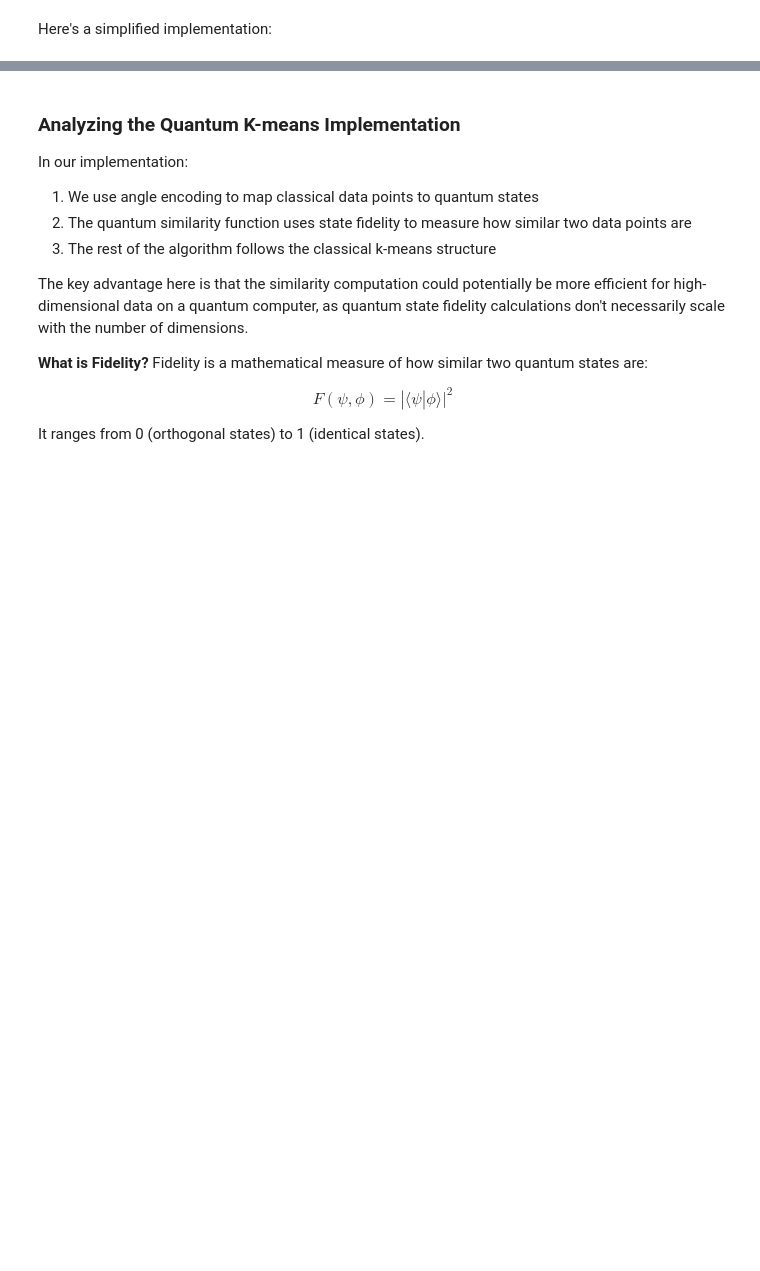
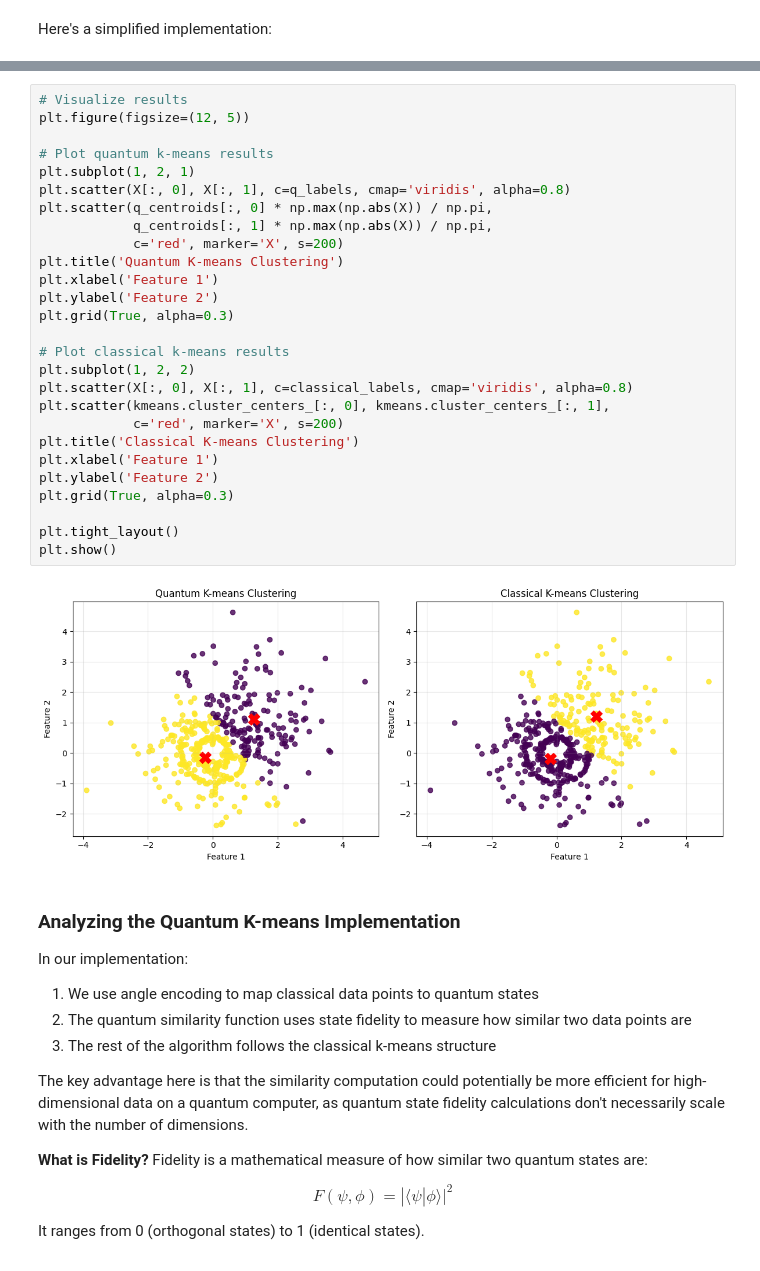
Before and after one commit to YoushaExT/quantum-clustering, a Jupyter notebook: quantum_clustering.ipynb, the cells around one changed output, grey strips where cells are left out. Saved outputs shown, nothing was run; the diff lists cells and outputs as text; blank space fills up the shorter version.

```diff
--- a/quantum_clustering.ipynb
+++ b/quantum_clustering.ipynb
@@ -386,3 +379,32 @@ plt.show()
+# %%
+# Visualize results
+plt.figure(figsize=(12, 5))
+
+# Plot quantum k-means results
+plt.subplot(1, 2, 1)
+plt.scatter(X[:, 0], X[:, 1], c=q_labels, cmap='viridis', alpha=0.8)
+plt.scatter(q_centroids[:, 0] * np.max(np.abs(X)) / np.pi,
+            q_centroids[:, 1] * np.max(np.abs(X)) / np.pi,
+            c='red', marker='X', s=200)
+plt.title('Quantum K-means Clustering')
+plt.xlabel('Feature 1')
+plt.ylabel('Feature 2')
+plt.grid(True, alpha=0.3)
+
+# Plot classical k-means results
+plt.subplot(1, 2, 2)
+plt.scatter(X[:, 0], X[:, 1], c=classical_labels, cmap='viridis', alpha=0.8)
+plt.scatter(kmeans.cluster_centers_[:, 0], kmeans.cluster_centers_[:, 1],
+            c='red', marker='X', s=200)
+plt.title('Classical K-means Clustering')
+plt.xlabel('Feature 1')
+plt.ylabel('Feature 2')
+plt.grid(True, alpha=0.3)
+
+plt.tight_layout()
+plt.show()
+# %% [output]
+[figure, added]
 # %% [markdown]
 ### Analyzing the Quantum K-means Implementation
 
```
Also changed, not shown: parts of 11 cells of this notebook.
